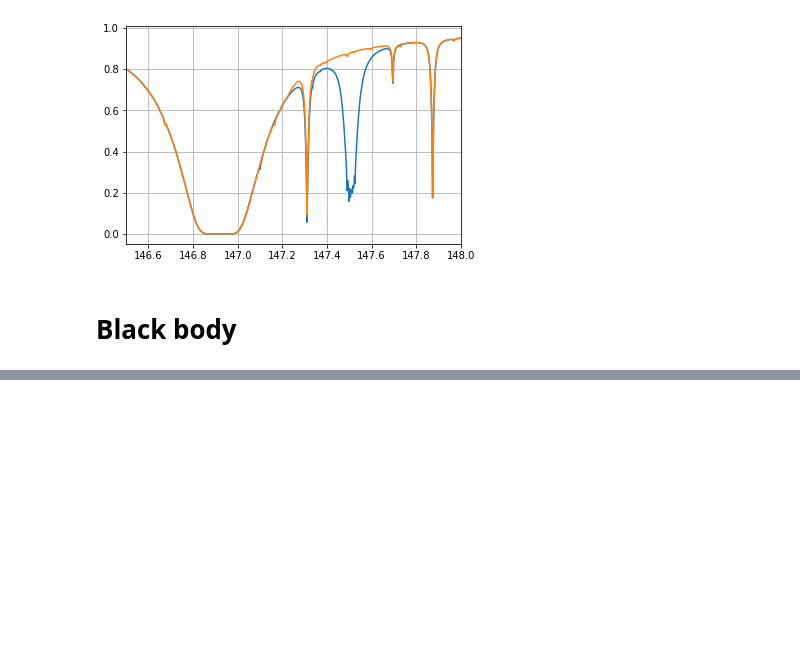
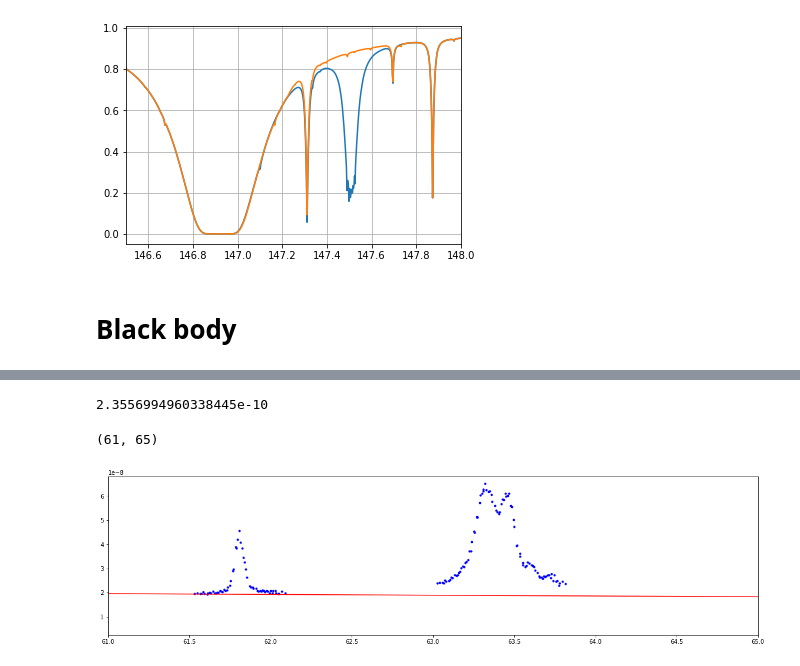
Before and after one commit to darioflute/fifipy, a Jupyter notebook: notebooks/AtranModels.ipynb, the cells around one changed output, grey strips where cells are left out. Drawn from its saved outputs; the diff is of its cells as text; code cells hidden in the pictures; blank space fills up the shorter version.

```diff
--- a/notebooks/AtranModels.ipynb
+++ b/notebooks/AtranModels.ipynb
@@ -509,0 +670,22 @@ plt.plot(wavelengths, flux_nu)
+# %%
+fig=plt.subplots(figsize=(20,5))
+for i in range(16):
+    plt.plot(waves[:,12,i], fluxes[:,12,i],'.',color='blue')
+    plt.plot(waves_[:,12,i], fluxes_[:,12,i]*4.,'.',color='blue') # blue on pixels 6x6, red on 12x12
+
+temperature = -120 * u.Celsius
+angle = 36. * (180/np.pi*3600)**2
+Jy = 1.e-23
+wbb=np.arange(60,152,1)*u.micron
+
+
+
+
+plt.plot(wbb, blackbody_nu(wbb, temperature).value*4.1e1,color='red')
+print(np.median(blackbody_nu(wbb, temperature).value))
+#plt.xlim(145,150)
+plt.xlim(61,65)
+# %% [output]
+2.3556994960338445e-10
+(61, 65)
+[figure, added]
```
Also changed, not shown: parts of 10 cells of this notebook.
